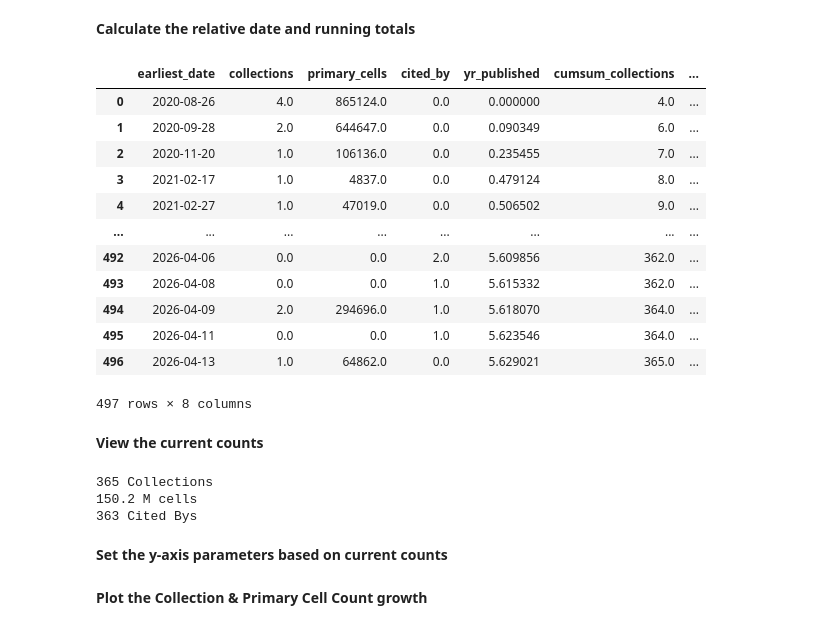
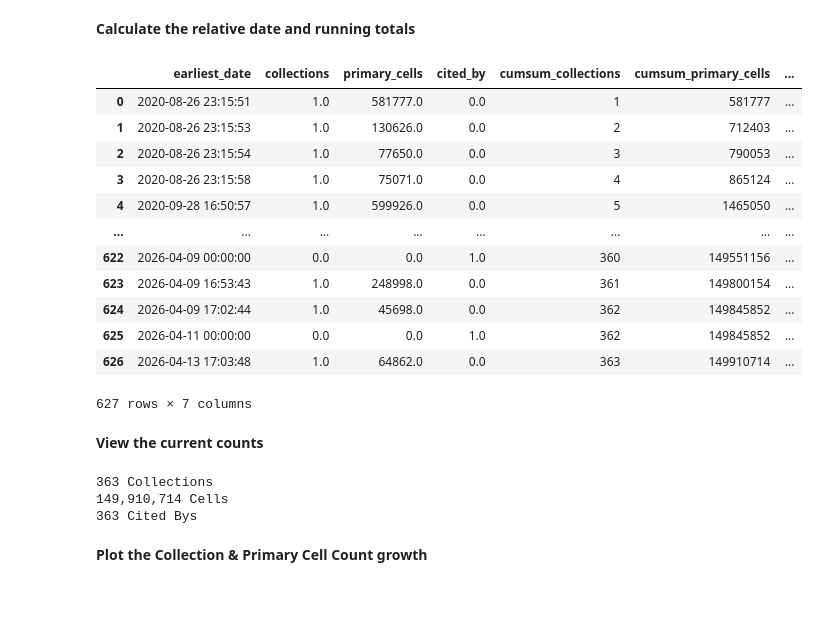
Before and after one commit to Lattice-Data/lattice-tools, a Jupyter notebook: cellxgene_resources/collab_submissions_pub/Figure2_corpus_growth.ipynb, the cells around one changed output. Drawn from its saved outputs; the diff is of its cells as text; code cells hidden in the pictures; blank space fills up the shorter version.

```diff
--- a/cellxgene_resources/collab_submissions_pub/Figure2_corpus_growth.ipynb
+++ b/cellxgene_resources/collab_submissions_pub/Figure2_corpus_growth.ipynb
@@ -16,7 +16,7 @@ datasets = r.json()
 **Extract necessary information, assign publication based on the earliest published date for each Collection**
 # %%
 datasets_df = pd.DataFrame(datasets)[['collection_id','primary_cell_count','published_at']]
-datasets_df['published_at'] = pd.to_datetime(datasets_df['published_at']).dt.date
+datasets_df['published_at'] = pd.to_datetime(datasets_df['published_at']).dt.tz_localize(None)
 
 collection_earliest = datasets_df.groupby('collection_id')['published_at'].min().reset_index()
 collection_earliest.columns = ['collection_id', 'earliest_date']
@@ -52,7 +52,7 @@ cited_by = cited_by['Publication date'].value_counts().to_frame().reset_index()
 cited_by['Publication date'] = cited_by['Publication date'].apply(
     lambda x: x + '-01' if isinstance(x, str) and len(x) == 7 else x
 )
-cited_by['Publication date'] = pd.to_datetime(cited_by['Publication date']).dt.date
+cited_by['Publication date'] = pd.to_datetime(cited_by['Publication date']).dt.tz_localize(None)
 cited_by.rename(columns={'Publication date': 'earliest_date', 'count': 'cited_by'}, inplace=True)
 cited_by
 # %% [output]
@@ -73,41 +73,33 @@ cited_by
 **Calculate the relative date and running totals**
 # %%
 result = result.merge(cited_by, on='earliest_date', how='outer')
-result.fillna(0, inplace=True)
+result = result.fillna(0).sort_values('earliest_date').reset_index(drop=True)
 
-min_date = result['earliest_date'].min()
-result['yr_published'] = result['earliest_date'].apply(lambda x: (x - min_date).days / 365.25)
+for col in ['collections', 'primary_cells', 'cited_by']:
+    result[f'cumsum_{col}'] = result[col].cumsum().astype('Int64')
 
-result = result.sort_values('yr_published').reset_index(drop=True)
-
-result['cumsum_collections'] = result['collections'].cumsum()
-result['cumsum_primary_cells'] = result['primary_cells'].cumsum().apply(lambda x: x/1000000)
-
-result['cumsum_cited_by'] = result['cited_by'].cumsum()
 result
 # %% [output]
-|  | earliest_date | collections | primary_cells | cited_by | yr_published | cumsum_collections | ... |
-| 0 | 2020-08-26 | 4.0 | 865124.0 | 0.0 | 0.000000 | 4.0 | ... |
-| 1 | 2020-09-28 | 2.0 | 644647.0 | 0.0 | 0.090349 | 6.0 | ... |
-| 2 | 2020-11-20 | 1.0 | 106136.0 | 0.0 | 0.235455 | 7.0 | ... |
-| 3 | 2021-02-17 | 1.0 | 4837.0 | 0.0 | 0.479124 | 8.0 | ... |
-| 4 | 2021-02-27 | 1.0 | 47019.0 | 0.0 | 0.506502 | 9.0 | ... |
+|  | earliest_date | collections | primary_cells | cited_by | cumsum_collections | cumsum_primary_cells | ... |
+| 0 | 2020-08-26 23:15:51 | 1.0 | 581777.0 | 0.0 | 1 | 581777 | ... |
+| 1 | 2020-08-26 23:15:53 | 1.0 | 130626.0 | 0.0 | 2 | 712403 | ... |
+| 2 | 2020-08-26 23:15:54 | 1.0 | 77650.0 | 0.0 | 3 | 790053 | ... |
+| 3 | 2020-08-26 23:15:58 | 1.0 | 75071.0 | 0.0 | 4 | 865124 | ... |
+| 4 | 2020-09-28 16:50:57 | 1.0 | 599926.0 | 0.0 | 5 | 1465050 | ... |
 | ... | ... | ... | ... | ... | ... | ... | ... |
-| 492 | 2026-04-06 | 0.0 | 0.0 | 2.0 | 5.609856 | 362.0 | ... |
-| 493 | 2026-04-08 | 0.0 | 0.0 | 1.0 | 5.615332 | 362.0 | ... |
-| 494 | 2026-04-09 | 2.0 | 294696.0 | 1.0 | 5.618070 | 364.0 | ... |
-| 495 | 2026-04-11 | 0.0 | 0.0 | 1.0 | 5.623546 | 364.0 | ... |
-| 496 | 2026-04-13 | 1.0 | 64862.0 | 0.0 | 5.629021 | 365.0 | ... |
+| 622 | 2026-04-09 00:00:00 | 0.0 | 0.0 | 1.0 | 360 | 149551156 | ... |
+| 623 | 2026-04-09 16:53:43 | 1.0 | 248998.0 | 0.0 | 361 | 149800154 | ... |
+| 624 | 2026-04-09 17:02:44 | 1.0 | 45698.0 | 0.0 | 362 | 149845852 | ... |
+| 625 | 2026-04-11 00:00:00 | 0.0 | 0.0 | 1.0 | 362 | 149845852 | ... |
+| 626 | 2026-04-13 17:03:48 | 1.0 | 64862.0 | 0.0 | 363 | 149910714 | ... |
-497 rows × 8 columns
+627 rows × 7 columns
 # %% [markdown]
 **View the current counts**
 # %%
-print(int(result['cumsum_collections'].max()), 'Collections')
-print(round(result['cumsum_primary_cells'].max(),1), 'M cells')
-print(int(result['cumsum_cited_by'].max()), 'Cited Bys')
+print(f"{result['cumsum_collections'].max()} Collections")
+print(f"{result['cumsum_primary_cells'].max():,} Cells")
+print(f"{result['cumsum_cited_by'].max()} Cited Bys")
 # %% [output]
-365 Collections
-150.2 M cells
+363 Collections
+149,910,714 Cells
 363 Cited Bys
-# %% [markdown]
-**Set the y-axis parameters based on current counts**
```
Also changed, not shown: parts of 5 cells of this notebook.
